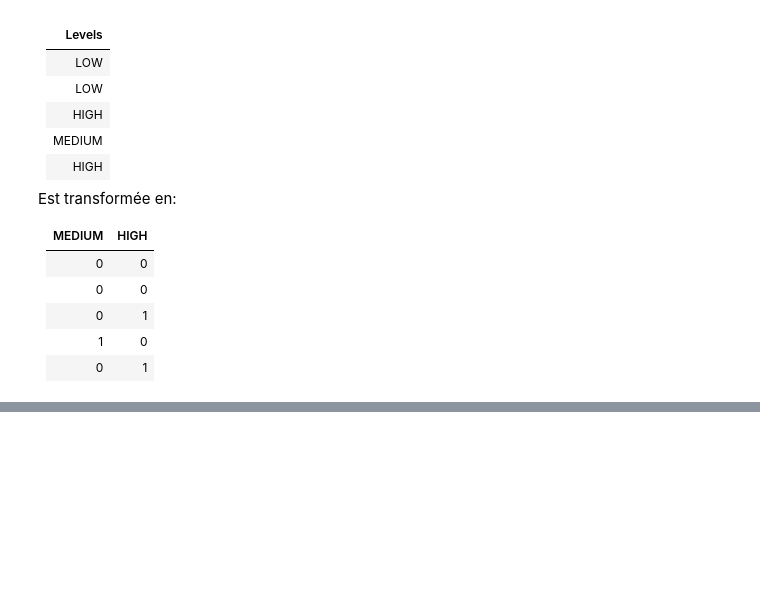
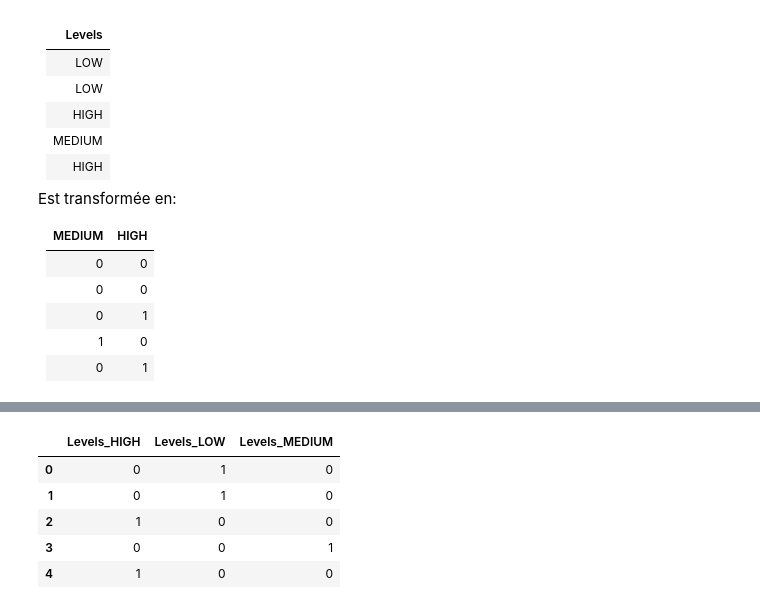
Before and after one commit to mgirardot/CoursDataScience, a Jupyter notebook: Data_Preparation.ipynb, the cells around one changed output, grey strips where cells are left out. Saved outputs shown, nothing was run; the diff lists cells and outputs as text; code cells hidden in the pictures; blank space fills up the shorter version.

```diff
--- a/Data_Preparation.ipynb
+++ b/Data_Preparation.ipynb
@@ -404,3 +405,6 @@ Est transformée en:
 |       0 |       1 |
 |       1 |       0 |
 |       0 |       1 |
+# %%
+ex_df = pd.DataFrame({"Levels":["LOW","LOW","HIGH","MEDIUM","HIGH"]})
+ex_df
@@ -406,0 +418,9 @@ Est transformée en:
+# %%
+pd.get_dummies(ex_df)
+# %% [output]
+|  | Levels_HIGH | Levels_LOW | Levels_MEDIUM |
+| 0 | 0 | 1 | 0 |
+| 1 | 0 | 1 | 0 |
+| 2 | 1 | 0 | 0 |
+| 3 | 0 | 0 | 1 |
+| 4 | 1 | 0 | 0 |
```
Also changed, not shown: parts of 10 cells of this notebook.
